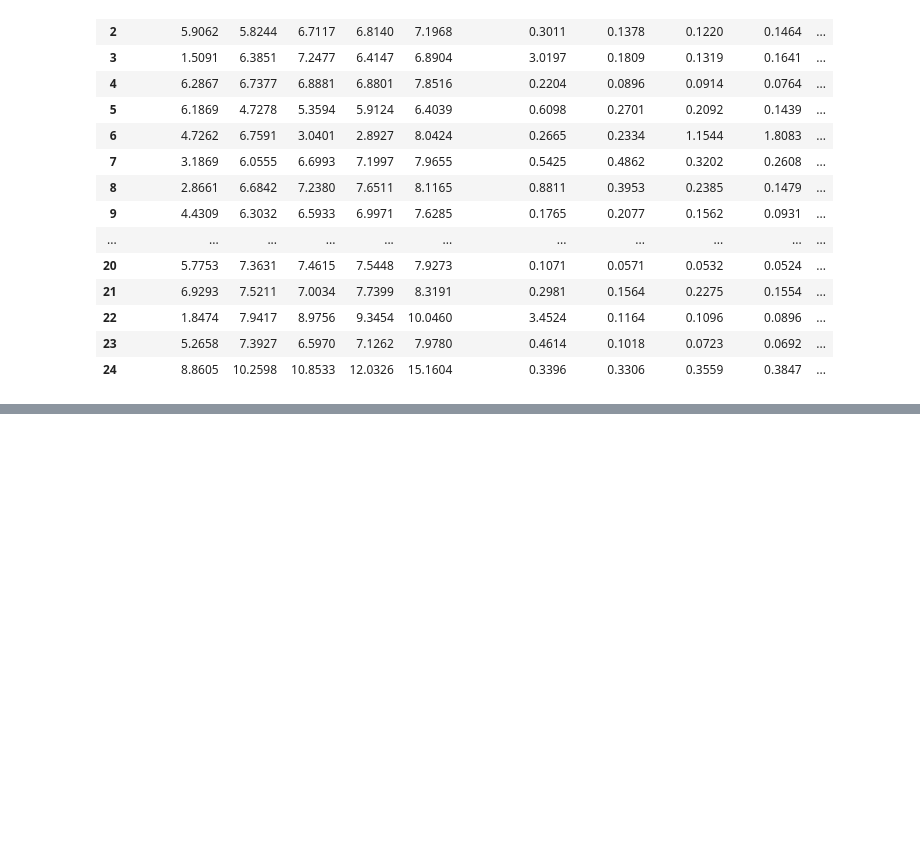
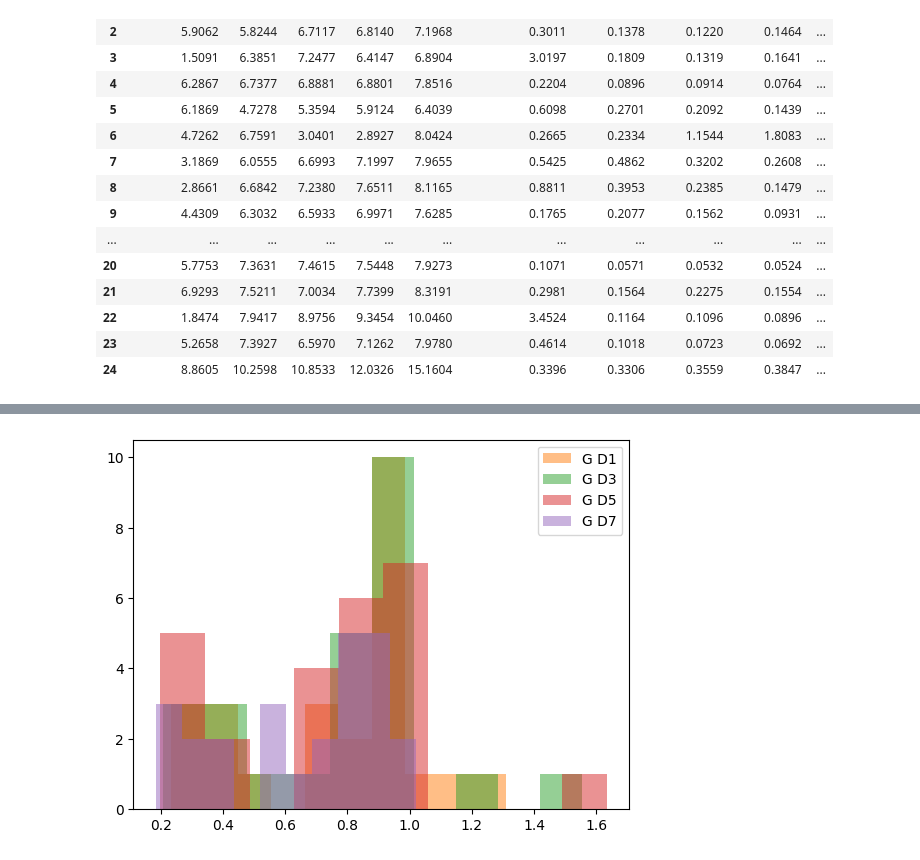
Before and after one commit to CarminatiGiovanni/tesi, a Jupyter notebook: ISM_only.ipynb, the cells around one changed output, grey strips where cells are left out. Cells and saved outputs as stored; diff of their text form; code cells hidden in the pictures; blank space fills up the shorter version.

```diff
--- a/ISM_only.ipynb
+++ b/ISM_only.ipynb
@@ -694,0 +714,14 @@ ISM_DATAFRAME = pd.read_csv('./images/ISM/ISM_FWHM.csv')
+# %%
+G_D1 = ISM_DATAFRAME['CENTRAL SPAD'] / ISM_DATAFRAME['ISM_D1']
+G_D3 = ISM_DATAFRAME['CENTRAL SPAD'] / ISM_DATAFRAME['ISM_D3']
+G_D5 = ISM_DATAFRAME['CENTRAL SPAD'] / ISM_DATAFRAME['ISM_D5']
+G_D7 = ISM_DATAFRAME['CENTRAL SPAD'] / ISM_DATAFRAME['ISM_D7']
+
+plt.hist(G_D1, bins=10, alpha=0.5, label='G D1', color='tab:orange')
+plt.hist(G_D3, bins=10, alpha=0.5, label='G D3', color='tab:green')
+plt.hist(G_D5, bins=10, alpha=0.5, label='G D5', color='tab:red')
+plt.hist(G_D7, bins=10, alpha=0.5, label='G D7', color='tab:purple')
+plt.legend()
+plt.show()
+# %% [output]
+[figure, added]
```
Also changed, not shown: parts of 3 cells of this notebook.
